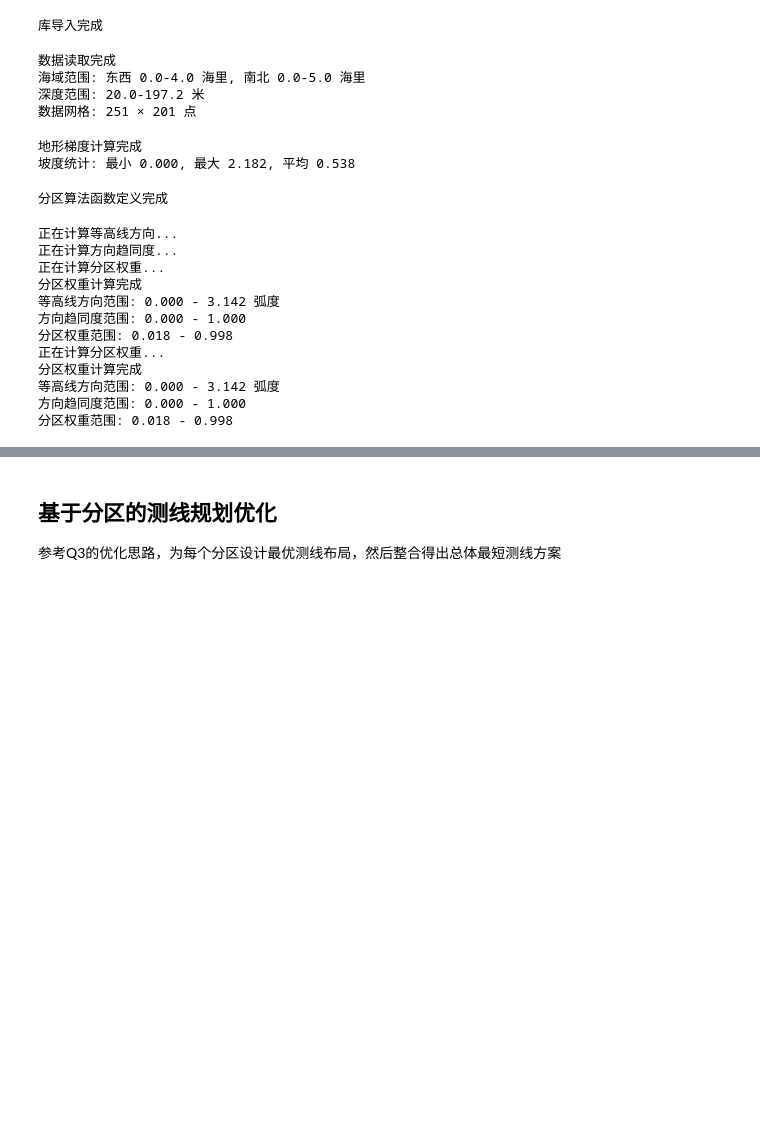
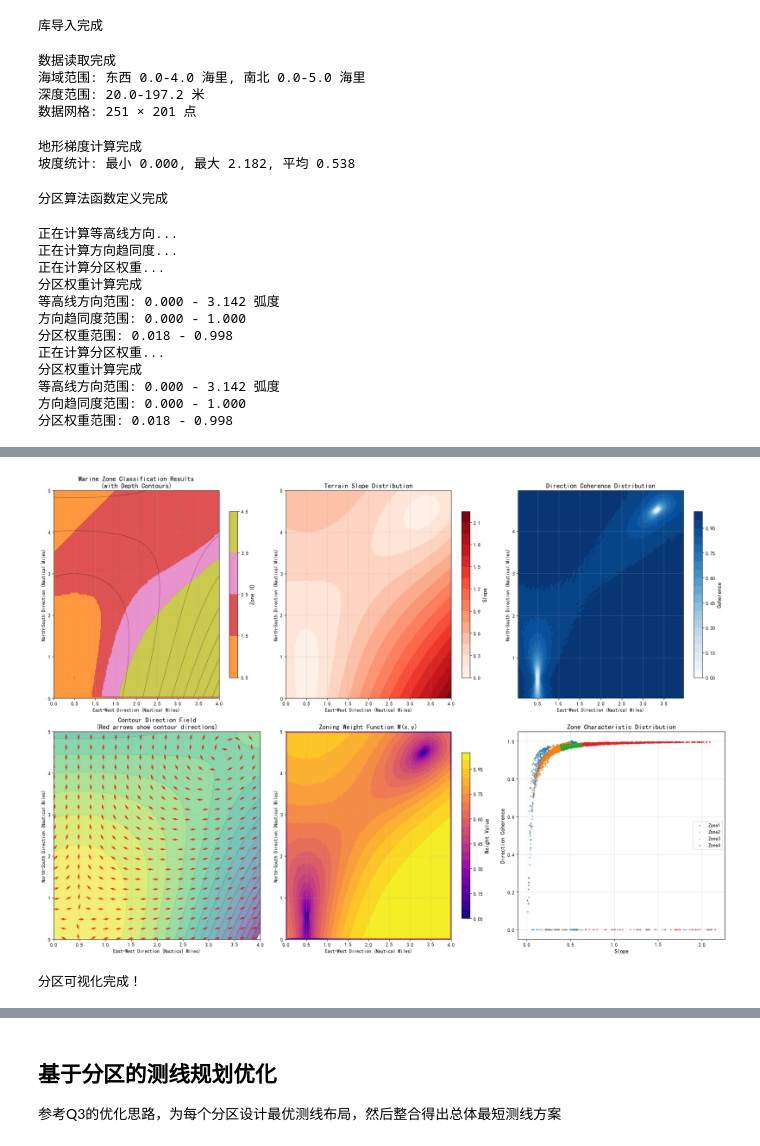
Before and after one commit to qianliq/CUMCM2023B, a Jupyter notebook: q4/q4.ipynb, the cells around one changed output, grey strips where cells are left out. Cells and saved outputs as stored; diff of their text form; code cells hidden in the pictures; blank space fills up the shorter version.

```diff
--- a/q4/q4.ipynb
+++ b/q4/q4.ipynb
@@ -387,20 +443,20 @@ im1 = axes[0,0].contourf(X, Y, zones, levels=np.arange(0.5, 5.5, 1),
 # 叠加等深线
 axes[0,0].contour(X, Y, depth_data, levels=np.arange(20, 200, 20),
                  colors='black', alpha=0.4, linewidths=0.8)
-axes[0,0].set_title('海域分区结果\n(叠加等深线)', fontsize=14, fontweight='bold')
-axes[0,0].set_xlabel('东西方向 (海里)')
-axes[0,0].set_ylabel('南北方向 (海里)')
+axes[0,0].set_title('Marine Zone Classification Results\n(with Depth Contours)', fontsize=14, fontweight='bold')
+axes[0,0].set_xlabel('East-West Direction (Nautical Miles)')
+axes[0,0].set_ylabel('North-South Direction (Nautical Miles)')
 cbar1 = plt.colorbar(im1, ax=axes[0,0], shrink=0.8)
-cbar1.set_label('区域编号', fontsize=12)
+cbar1.set_label('Zone ID', fontsize=12)
 axes[0,0].grid(True, alpha=0.3)
 
 # 2. 坡度分布图
 im2 = axes[0,1].contourf(X, Y, slope, levels=20, cmap='Reds')
-axes[0,1].set_title('地形坡度分布', fontsize=14, fontweight='bold')
-axes[0,1].set_xlabel('东西方向 (海里)')
-axes[0,1].set_ylabel('南北方向 (海里)')
+axes[0,1].set_title('Terrain Slope Distribution', fontsize=14, fontweight='bold')
+axes[0,1].set_xlabel('East-West Direction (Nautical Miles)')
+axes[0,1].set_ylabel('North-South Direction (Nautical Miles)')
 cbar2 = plt.colorbar(im2, ax=axes[0,1], shrink=0.8)
-cbar2.set_label('坡度', fontsize=12)
+cbar2.set_label('Slope', fontsize=12)
 axes[0,1].grid(True, alpha=0.3)
 
 # 3. 方向趋同度图
@@ -408,11 +464,11 @@ valid_coherence = direction_coherence[2:-2, 2:-2]  # 去除边界
 X_valid = X[2:-2, 2:-2]
 Y_valid = Y[2:-2, 2:-2]
 im3 = axes[0,2].contourf(X_valid, Y_valid, valid_coherence, levels=20, cmap='Blues')
-axes[0,2].set_title('方向趋同度分布', fontsize=14, fontweight='bold')
-axes[0,2].set_xlabel('东西方向 (海里)')
-axes[0,2].set_ylabel('南北方向 (海里)')
+axes[0,2].set_title('Direction Coherence Distribution', fontsize=14, fontweight='bold')
+axes[0,2].set_xlabel('East-West Direction (Nautical Miles)')
+axes[0,2].set_ylabel('North-South Direction (Nautical Miles)')
 cbar3 = plt.colorbar(im3, ax=axes[0,2], shrink=0.8)
-cbar3.set_label('趋同度', fontsize=12)
+cbar3.set_label('Coherence', fontsize=12)
 axes[0,2].grid(True, alpha=0.3)
 
 # 4. 等高线方向场图
@@ -428,51 +484,54 @@ axes[1,0].contourf(X, Y, depth_data, levels=np.arange(20, 200, 10),
 # 叠加等高线方向箭头
 axes[1,0].quiver(X_arrow, Y_arrow, U_arrow, V_arrow,
                 scale=35, alpha=0.8, color='red', width=0.004)
-axes[1,0].set_title('等高线方向场\n(红色箭头表示等高线方向)', fontsize=14, fontweight='bold')
-axes[1,0].set_xlabel('东西方向 (海里)')
-axes[1,0].set_ylabel('南北方向 (海里)')
+axes[1,0].set_title('Contour Direction Field\n(Red arrows show contour directions)', fontsize=14, fontweight='bold')
+axes[1,0].set_xlabel('East-West Direction (Nautical Miles)')
+axes[1,0].set_ylabel('North-South Direction (Nautical Miles)')
 axes[1,0].grid(True, alpha=0.3)
 
 # 5. 分区权重函数图
 im5 = axes[1,1].contourf(X, Y, zoning_weight, levels=20, cmap='plasma')
-axes[1,1].set_title('分区权重函数 W(x,y)', fontsize=14, fontweight='bold')
-axes[1,1].set_xlabel('东西方向 (海里)')
-axes[1,1].set_ylabel('南北方向 (海里)')
+axes[1,1].set_title('Zoning Weight Function W(x,y)', fontsize=14, fontweight='bold')
+axes[1,1].set_xlabel('East-West Direction (Nautical Miles)')
+axes[1,1].set_ylabel('North-South Direction (Nautical Miles)')
 cbar5 = plt.colorbar(im5, ax=axes[1,1], shrink=0.8)
-cbar5.set_label('权重值', fontsize=12)
+cbar5.set_label('Weight Value', fontsize=12)
 axes[1,1].grid(True, alpha=0.3)
 
 # 6. 各区域特征散点图
 colors = ['#1f77b4', '#ff7f0e', '#2ca02c', '#d62728']  # 区域颜色
 markers = ['o', 's', '^', 'D']  # 区域标记
 
 for i in range(1, 5):
     zone_mask = zones == i
     if np.sum(zone_mask) > 0:
         # 随机采样以避免点太密集
         valid_indices = np.where(zone_mask)
         if len(valid_indices[0]) > 1000:  # 如果点太多，随机采样
             sample_indices = np.random.choice(len(valid_indices[0]), 1000, replace=False)
             sample_slope = slope[valid_indices[0][sample_indices], valid_indices[1][sample_indices]]
             sample_coherence = direction_coherence[valid_indices[0][sample_indices], valid_indices[1][sample_indices]]
         else:
             sample_slope = slope[zone_mask]
             sample_coherence = direction_coherence[zone_mask]
 
         axes[1,2].scatter(sample_slope, sample_coherence,
                          c=colors[i-1], alpha=0.6, s=8, marker=markers[i-1],
-                         label=f'区域{i}', edgecolors='none')
+                         label=f'Zone{i}', edgecolors='none')
 
-axes[1,2].set_xlabel('坡度', fontsize=12)
-axes[1,2].set_ylabel('方向趋同度', fontsize=12)
-axes[1,2].set_title('各区域特征分布图', fontsize=14, fontweight='bold')
+axes[1,2].set_xlabel('Slope', fontsize=12)
+axes[1,2].set_ylabel('Direction Coherence', fontsize=12)
+axes[1,2].set_title('Zone Characteristic Distribution', fontsize=14, fontweight='bold')
 axes[1,2].legend(fontsize=10)
 axes[1,2].grid(True, alpha=0.3)
 
 plt.tight_layout()
 plt.show()
 
 print("\n分区可视化完成！")
+# %% [output]
+[figure, added]
+分区可视化完成！
 # %%
 # 8. 基于分区的测线密度计算
 
```
Also changed, not shown: parts of 10 cells of this notebook, 1 other file.
